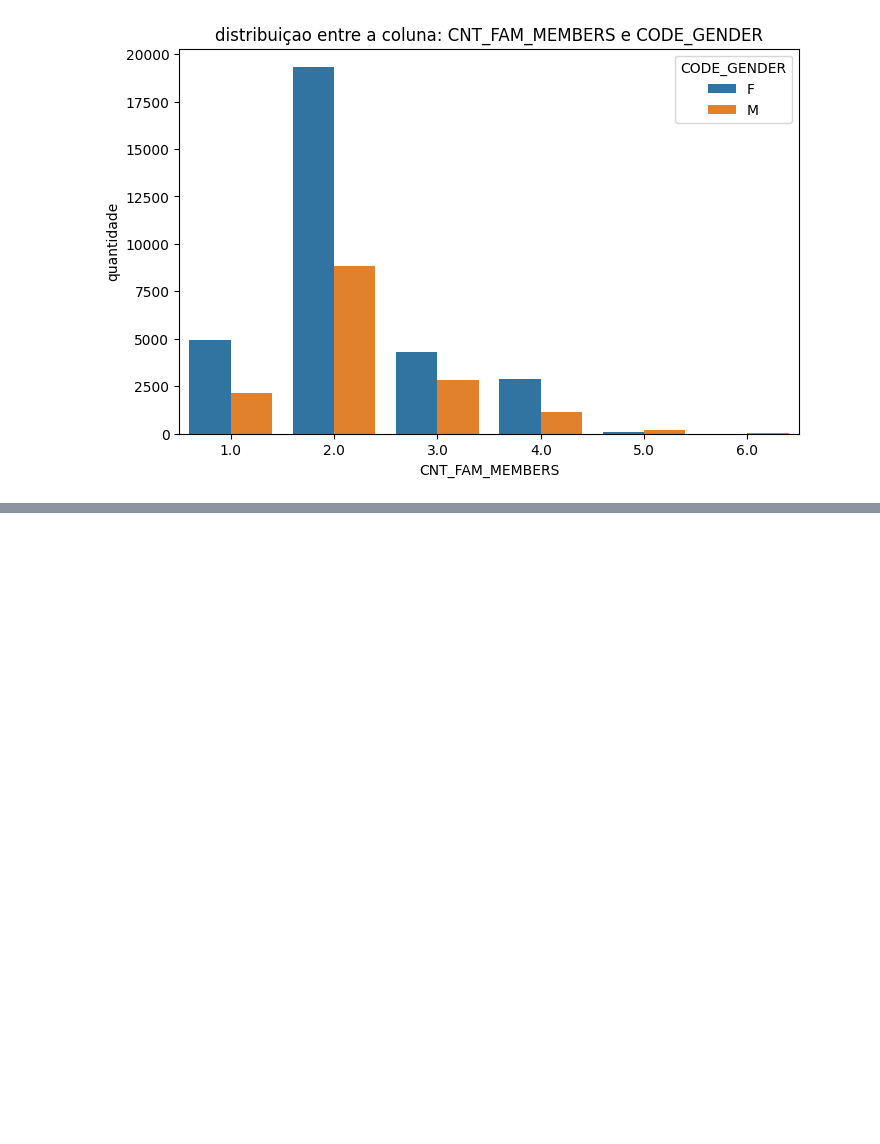
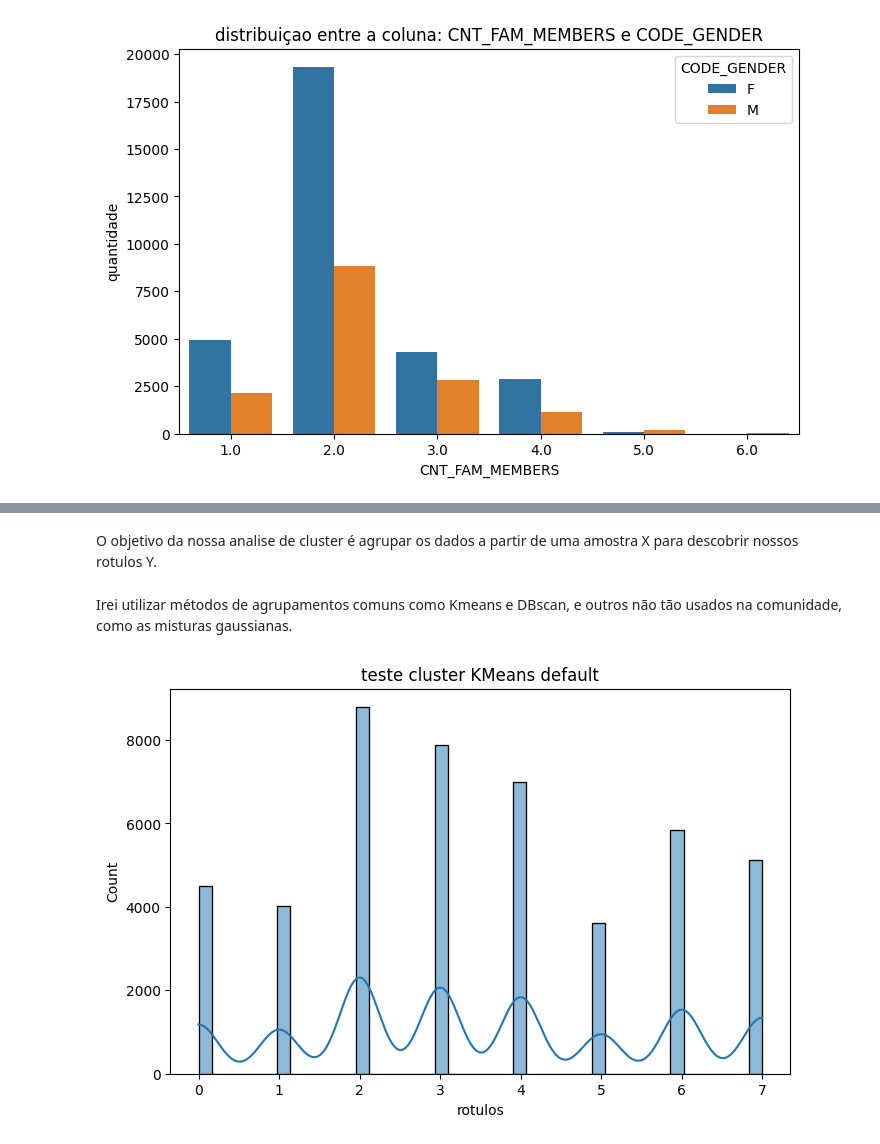
Before and after one commit to WesleySouza13/Projeto-Risco-de-Cr-dito-, a Jupyter notebook: notebooks/notebook.ipynb, the cells around one changed output, grey strips where cells are left out. Cells and saved outputs as stored; diff of their text form; code cells hidden in the pictures; blank space fills up the shorter version.

```diff
--- a/notebooks/notebook.ipynb
+++ b/notebooks/notebook.ipynb
@@ -244,0 +286,20 @@ for i, gender in enumerate(selec_columns):
+# %% [markdown]
+O objetivo da nossa analise de cluster é agrupar os dados a partir de uma amostra X para descobrir nossos rotulos Y.
+# %% [markdown]
+Irei utilizar métodos de agrupamentos comuns como Kmeans e DBscan, e outros não tão usados na comunidade, como as misturas gaussianas.
+# %%
+#setando one-hot para nossa amostra X
+oh = OneHotEncoder()
+x_enc = oh.fit_transform(df2)
+# %%
+#fazendo teste kmeans
+kmeans = KMeans()
+y_test_cluster = kmeans.fit_predict(x_enc)
+# %%
+plt.figure(figsize=(8,5))
+plt.title('teste cluster KMeans default')
+sns.histplot(y_test_cluster, kde=True)
+plt.xlabel('rotulos')
+plt.show()
+# %% [output]
+[figure, added]
```
Also changed, not shown: parts of 14 cells of this notebook, 1 other file.
